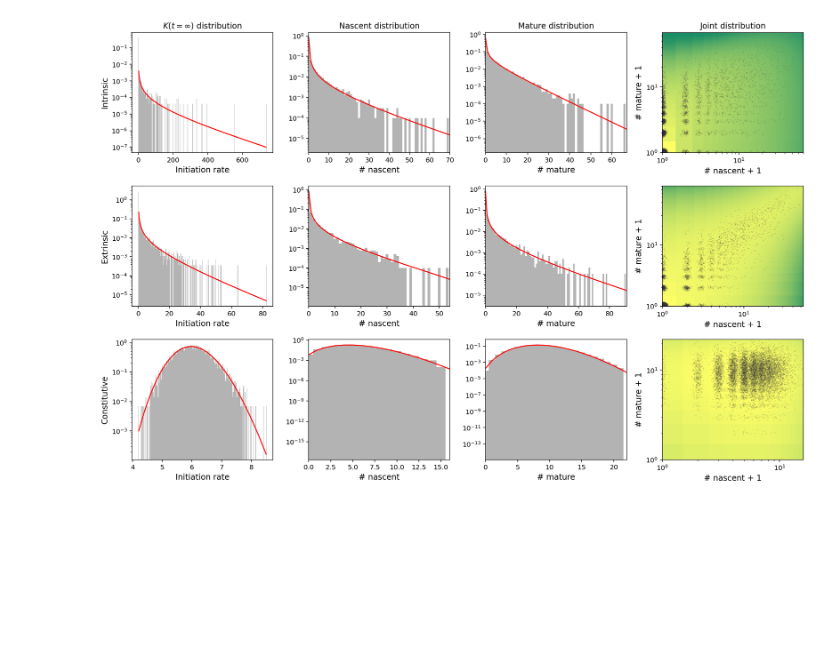
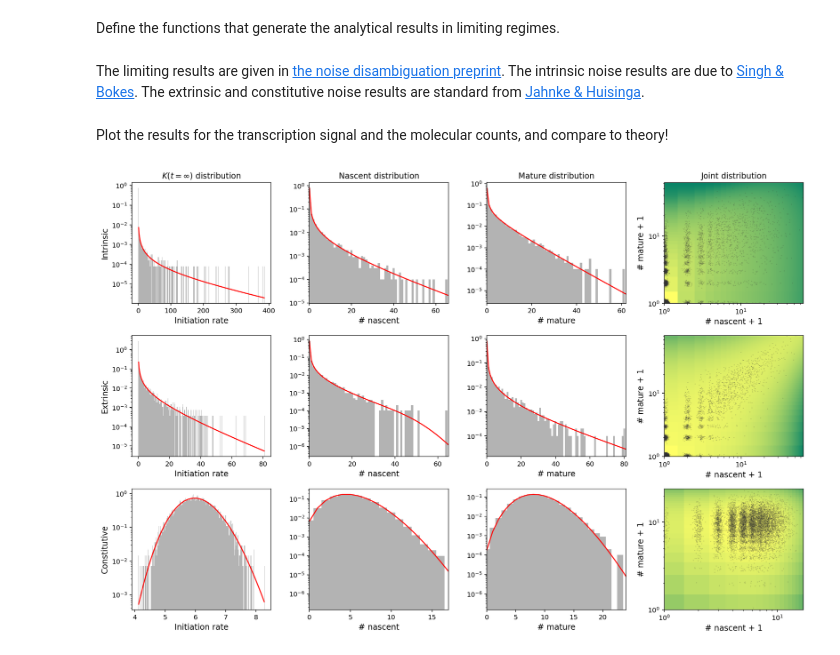
Before and after one commit to pachterlab/GP_2021, a Jupyter notebook: gg210207_gou_gill_python.ipynb, the cells around one changed output. Cells and saved outputs as stored; diff of their text form; code cells hidden in the pictures; blank space fills up the shorter version.

```diff
--- a/gg210207_gou_gill_python.ipynb
+++ b/gg210207_gou_gill_python.ipynb
@@ -116,3 +124,5 @@ print('{:.0f} seconds elapsed.'.format(runtime))
+# %% [markdown]
+Define the functions that generate the analytical results in limiting regimes.
 # %%
 def compute_joint(which,L,eta,splic,gamma,kappa,a,b):
     if which==0:
@@ -122,6 +132,8 @@ def compute_joint(which,L,eta,splic,gamma,kappa,a,b):
     if which==2:
         mu = L/kappa/eta;
         return np.outer(poisson.pmf(np.arange(a),mu/splic),poisson.pmf(np.arange(b),mu/gamma))
+# %% [markdown]
+The limiting results are given in [the noise disambiguation preprint](https://www.biorxiv.org/content/10.1101/2020.09.25.312868v1). The intrinsic noise results are due to [Singh & Bokes](https://linkinghub.elsevier.com/retrieve/pii/S0006349512007904). The extrinsic and constitutive noise results are standard from [Jahnke & Huisinga](https://link.springer.com/article/10.1007/s00285-006-0034-x).
 # %%
 def cme_integrator(phys,lm):
     M,N=lm
@@ -157,6 +169,8 @@ def MVNB(a,eta,b,g,n,m):
     C = 1+(1/b+1/g)/eta
     Z_ = gammaln(a+N+M) - gammaln(a) - gammaln(N+1) - gammaln(M+1) - a*np.log(C) - N*np.log(C*eta*b) - M*np.log(C*eta*g)
     return np.exp(Z_)
+# %% [markdown]
+Plot the results for the transcription signal and the molecular counts, and compare to theory!
 # %%
 syslabel = ('Intrinsic','Extrinsic','Constitutive')
 xlabel = ('Initiation rate','# nascent','# mature')
@@ -183,7 +197,7 @@ for k_ in range(3):
     SDE_ss = F['SDE_ss'][0]
     tvec = F['tvec_sde'][0]
     T_ss = np.inf
-    offs = 20
+    offs = 5
 
     x_nas = np.arange(np.amax(X_s[:,0])+offs)
     x_mat = np.arange(np.amax(X_s[:,1])+offs)
@@ -224,34 +238,34 @@ for k_ in range(3):
 
     nas_ = (X_s[:,0]+1)*noise[:,0]
     filt = np.logical_and(X_s[:,0]==0, nas_<1)
     nas_[filt] = 2-nas_[filt]
 
     mat_ = (X_s[:,1]+1)*noise[:,1]
     filt = np.logical_and(X_s[:,1]==0, mat_<1)
     mat_[filt] = 2-mat_[filt]
 
 
     Pa = np.log10(np.squeeze(Pss)[0:len(x_nas),0:len(x_mat)])
     X_,Y_ = np.meshgrid(x_nas+0.5,x_mat+0.5)
     ax1[k_,3].pcolor(X_.T,Y_.T,Pa,cmap='summer')
     ax1[k_,3].scatter(nas_,mat_,color=scatter_col,s=scatter_size,alpha=scatter_alpha,edgecolors=None)
     ax1[k_,3].set_xscale('log')
     ax1[k_,3].set_yscale('log')
     ax1[k_,3].set_xlim([1,np.amax(X_s[:,0])+1])
     ax1[k_,3].set_ylim([1,np.amax(X_s[:,1])+1])
 
     ax1[k_,0].set_ylabel(syslabel[k_],fontsize=fontsize)
     for j_ in range(3):
         ax1[k_,j_].set_xlabel(xlabel[j_],fontsize=fontsize)
     ax1[k_,3].set_xlabel(jlabel[0],fontsize=fontsize)
     ax1[k_,3].set_ylabel(jlabel[1],fontsize=fontsize)
     if k_==0:
         for j_ in range(4):
             ax1[k_,j_].set_title(titles[j_],fontsize=fontsize)
 fig1.tight_layout()
 plt.savefig('gou_fig3.png',dpi=450)
 # %% [output]
-[figure, old version]
+[figure, new version]
 # %%
 tend = ti.time()
 print('{:.0f} seconds elapsed in total.'.format(tend-tstart))
```
Also changed, not shown: parts of 8 cells of this notebook.
